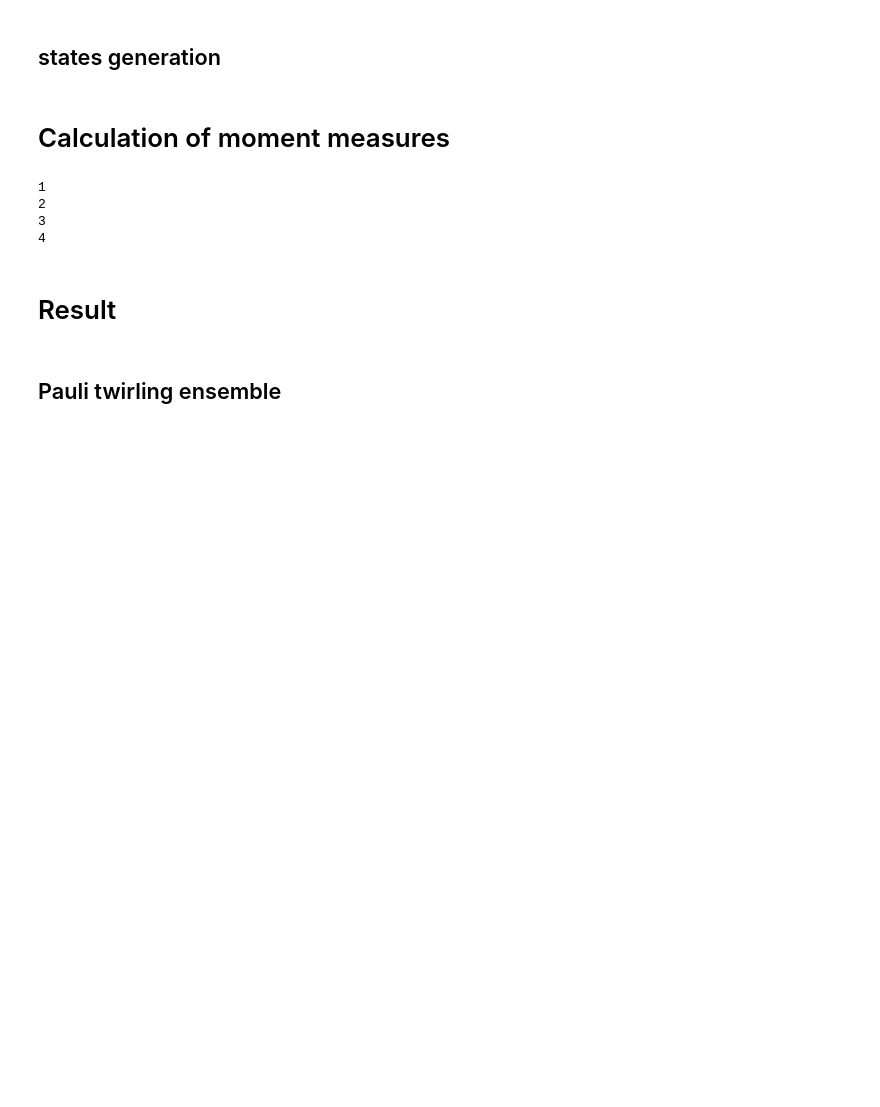
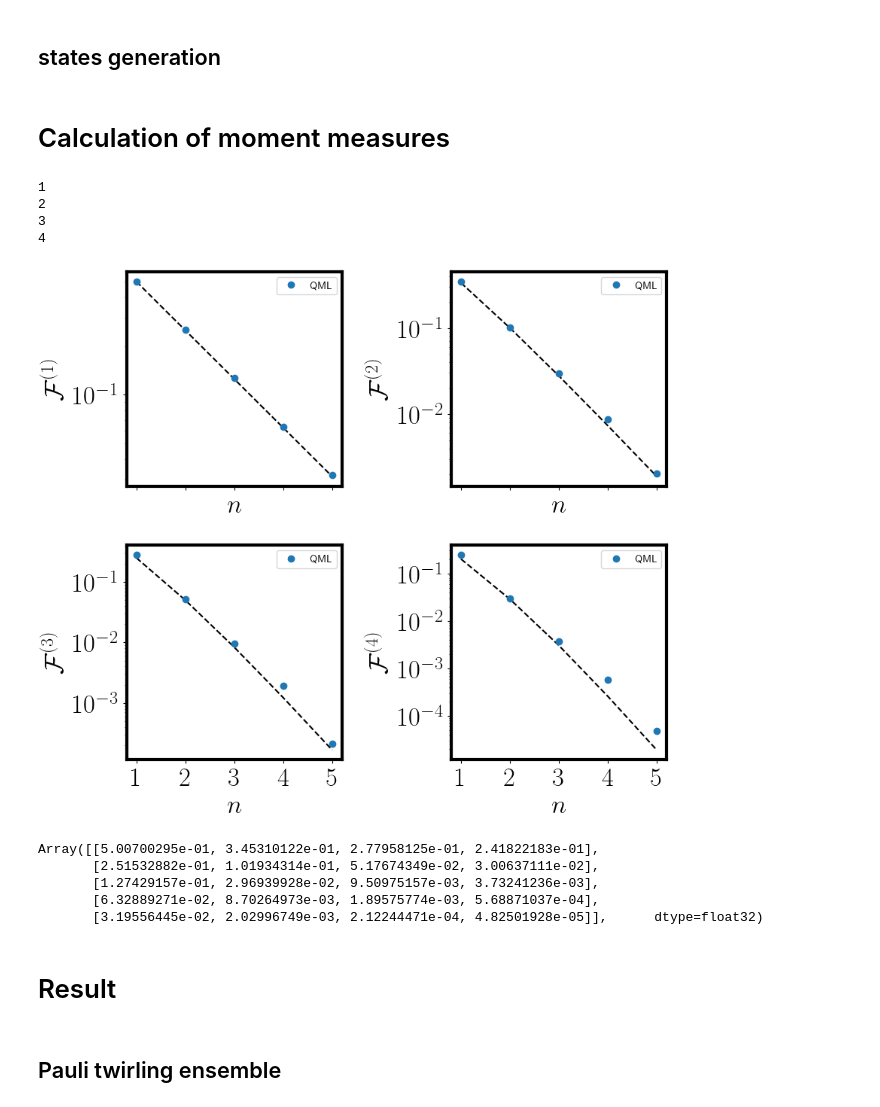
Before and after one commit to bzGit06/HaarQML, a Jupyter notebook: QTM_haar.ipynb, the cells around one changed output. Drawn from its saved outputs; the diff is of its cells as text; code cells hidden in the pictures; blank space fills up the shorter version.

Commit message:
frame pot plot

```diff
--- a/QTM_haar.ipynb
+++ b/QTM_haar.ipynb
@@ -302,25 +305,21 @@ np.save(os.path.join(path, f'states/HaarAvgstates_n{n}na{na}T{T}L{L}_{s}.npy'),
 # Calculation of moment measures
 # %%
 # frame potential
-n = 2
-na = 1
-L = n + na
+# n = 2
+# na = 1
+# L = n + na
 
-T = 32
+# T = 32
 
-Ks = np.arange(1, 5)
+# Ks = np.arange(1, 5)
 
-s = f'pow0.5' # exponential interpolation
+# s = f'pow0.5' # exponential interpolation
 
-path = f'data/training/avgState/n{n}/states'
-states = np.load(os.path.join(path, f'HaarAvgstates_n{n}na{na}T{T}L{L}_{s}.npy'))
+# path = f'data/training/avgState/n{n}/states'
+# states = np.load(os.path.join(path, f'HaarAvgstates_n{n}na{na}T{T}L{L}_{s}.npy'))
 
-fs = np.zeros((4, 5))
-for k in range(4):
-    for i in range(5):
-        fs[k, i] = framePot_seq(states[i], K=Ks[k], slice=int(2e3))
-    print(Ks[k])
-np.save(os.path.join(path, f'HaarAvgFP_n{n}na{na}T{T}L{L}_{s}.npy'), fs)
+
+# np.save(os.path.join(path, f'HaarAvgFP_n{n}na{na}T{T}L{L}_{s}.npy'), fs)
 # %% [output]
 1
 2
@@ -329,2 +360,27 @@ np.save(os.path.join(path, f'HaarAvgFP_n{n}na{na}T{T}L{L}_{s}.npy'), fs)
+# %%
+fig, axs = plt.subplots(2, 2, figsize=(9, 8), sharex=True)
+for k in range(4):
+    i = k // 2
+    j = k % 2
+    fp_haar = 1 / binom(2**jnp.array(n)+k+1-1, k+1)
+    axs[i, j].plot(n, fp_haar, '--', c='k')
+    axs[i, j].plot(n, fs[:, k], 'o', label='QML')
+    axs[i, j].set_yscale('log')
+    axs[i, j].legend(fontsize=10, ncol=2, columnspacing=0.4)
+    axs[i, j].set_xlabel(r'$n$')
+    axs[i, j].set_ylabel(r'$\mathcal{F}^{(%d)}$'%(k + 1))
+
+axs[0, 0].set_xticks(n)
+fig.tight_layout()
+# %% [output]
+[figure, added]
+# %%
+fs
+# %% [output]
+Array([[5.00700295e-01, 3.45310122e-01, 2.77958125e-01, 2.41822183e-01],
+       [2.51532882e-01, 1.01934314e-01, 5.17674349e-02, 3.00637111e-02],
+       [1.27429157e-01, 2.96939928e-02, 9.50975157e-03, 3.73241236e-03],
+       [6.32889271e-02, 8.70264973e-03, 1.89575774e-03, 5.68871037e-04],
+       [3.19556445e-02, 2.02996749e-03, 2.12244471e-04, 4.82501928e-05]],      dtype=float32)
 # %%
 # frame potential of finite number of Haar random states
```
Also changed, not shown: parts of 4 cells of this notebook.
